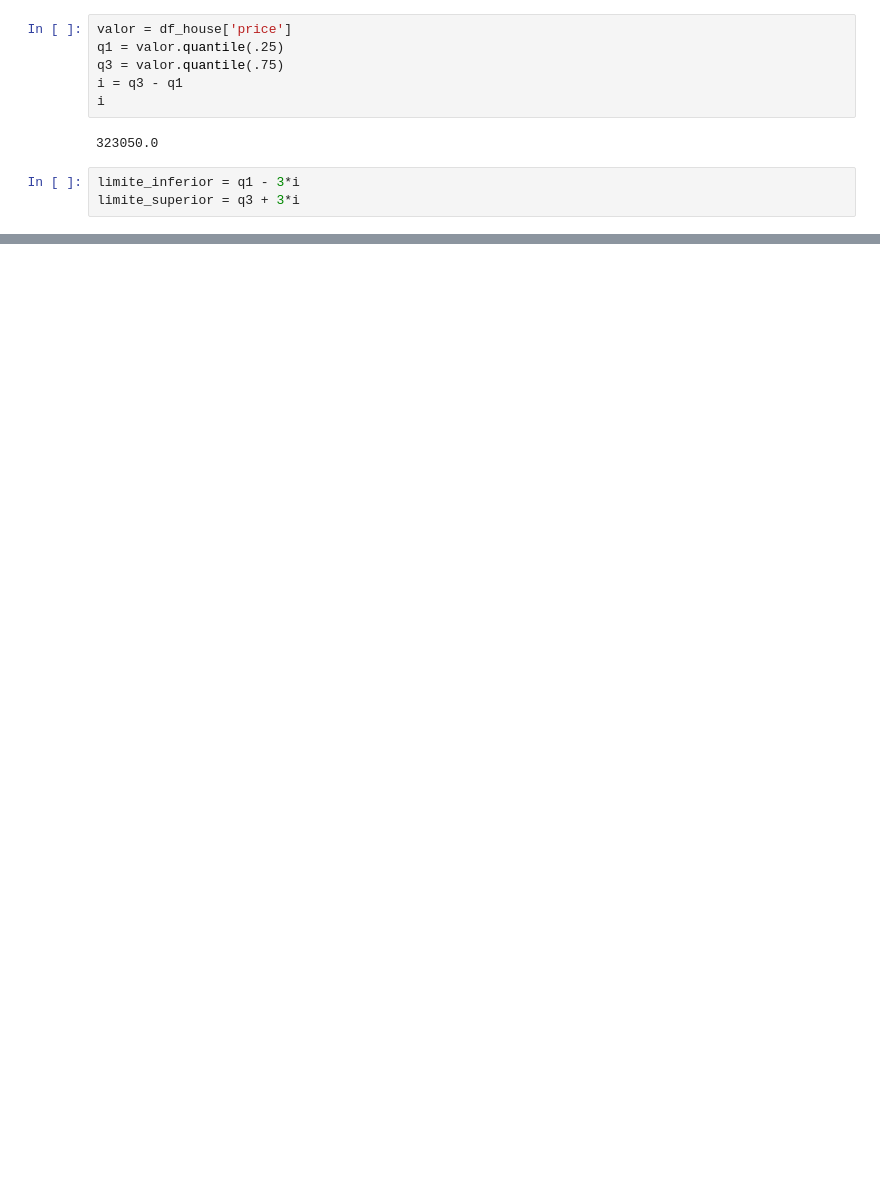
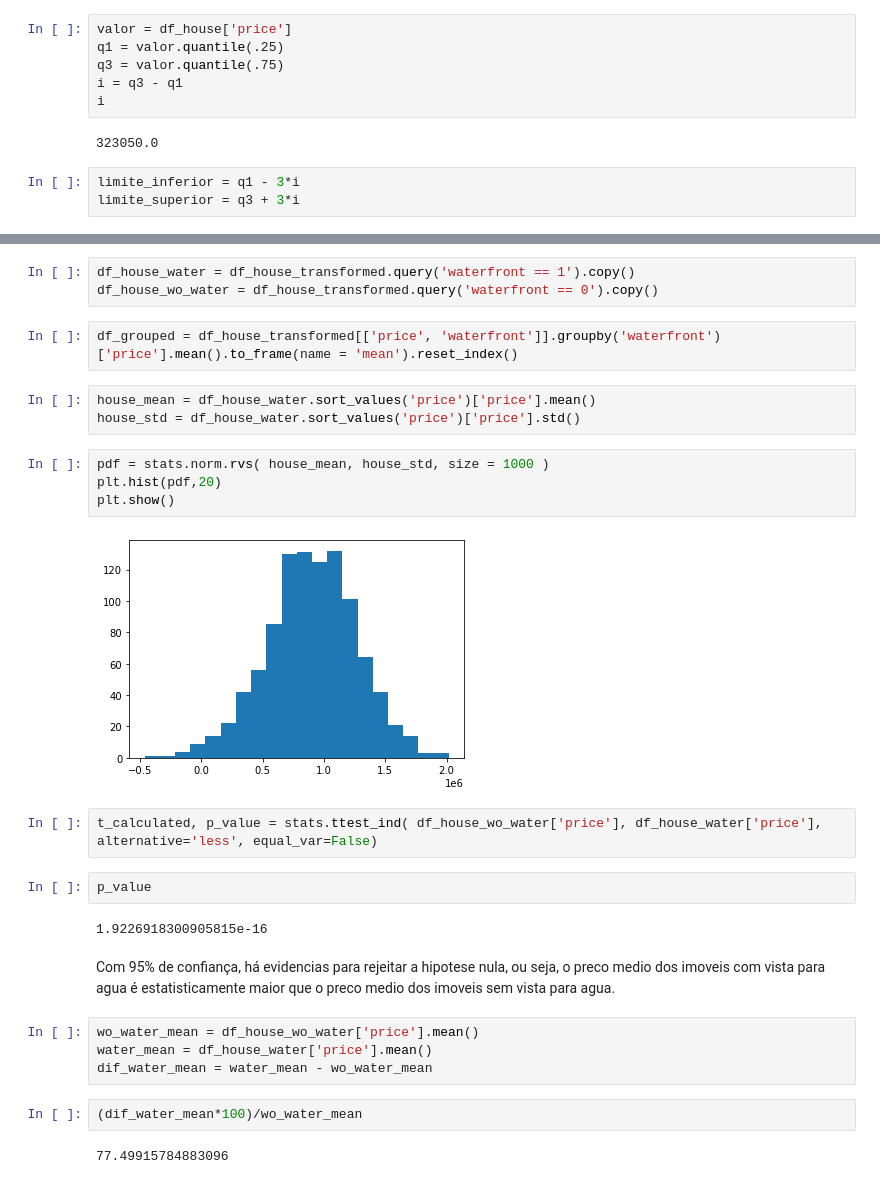
Before and after one commit to giovaneMiranda/Analise-Compra-HouseRocket, a Jupyter notebook: notebooks/1.0-exploracao-dados-inicial.ipynb, the cells around one changed output, grey strips where cells are left out. Saved outputs shown, nothing was run; the diff lists cells and outputs as text; blank space fills up the shorter version.

```diff
--- a/notebooks/1.0-exploracao-dados-inicial.ipynb
+++ b/notebooks/1.0-exploracao-dados-inicial.ipynb
@@ -100,0 +116,30 @@ limite_superior
+# %%
+df_house_water = df_house_transformed.query('waterfront == 1').copy()
+df_house_wo_water = df_house_transformed.query('waterfront == 0').copy()
+# %%
+df_grouped = df_house_transformed[['price', 'waterfront']].groupby('waterfront')['price'].mean().to_frame(name = 'mean').reset_index()
+# %%
+house_mean = df_house_water.sort_values('price')['price'].mean()
+house_std = df_house_water.sort_values('price')['price'].std()
+# %%
+pdf = stats.norm.rvs( house_mean, house_std, size = 1000 )
+plt.hist(pdf,20)
+plt.show()
+# %% [output]
+[figure, added]
+# %%
+t_calculated, p_value = stats.ttest_ind( df_house_wo_water['price'], df_house_water['price'],  alternative='less', equal_var=False)
+# %%
+p_value
+# %% [output]
+1.9226918300905815e-16
+# %% [markdown]
+Com 95% de confiança, há evidencias para rejeitar a hipotese nula, ou seja, o preco medio dos imoveis com vista para agua é estatisticamente maior que o preco medio dos imoveis sem vista para agua.
+# %%
+wo_water_mean = df_house_wo_water['price'].mean()
+water_mean = df_house_water['price'].mean()
+dif_water_mean = water_mean - wo_water_mean
+# %%
+(dif_water_mean*100)/wo_water_mean
+# %% [output]
+77.49915784883096
```
Also changed, not shown: parts of 44 cells of this notebook, 6 other files.
